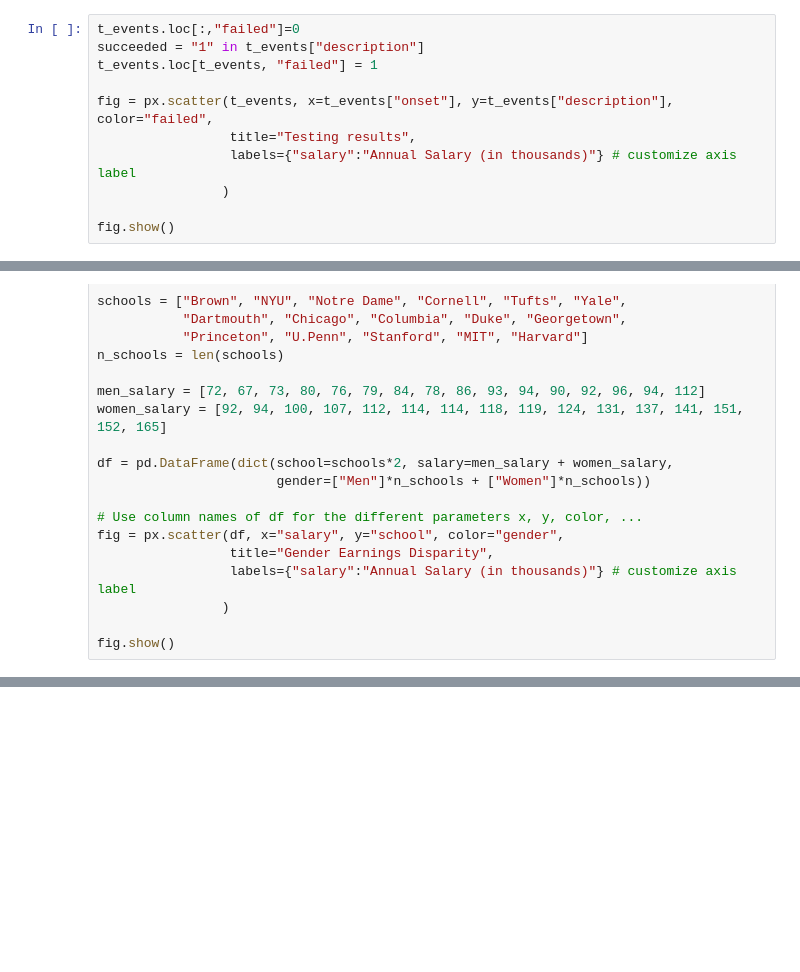
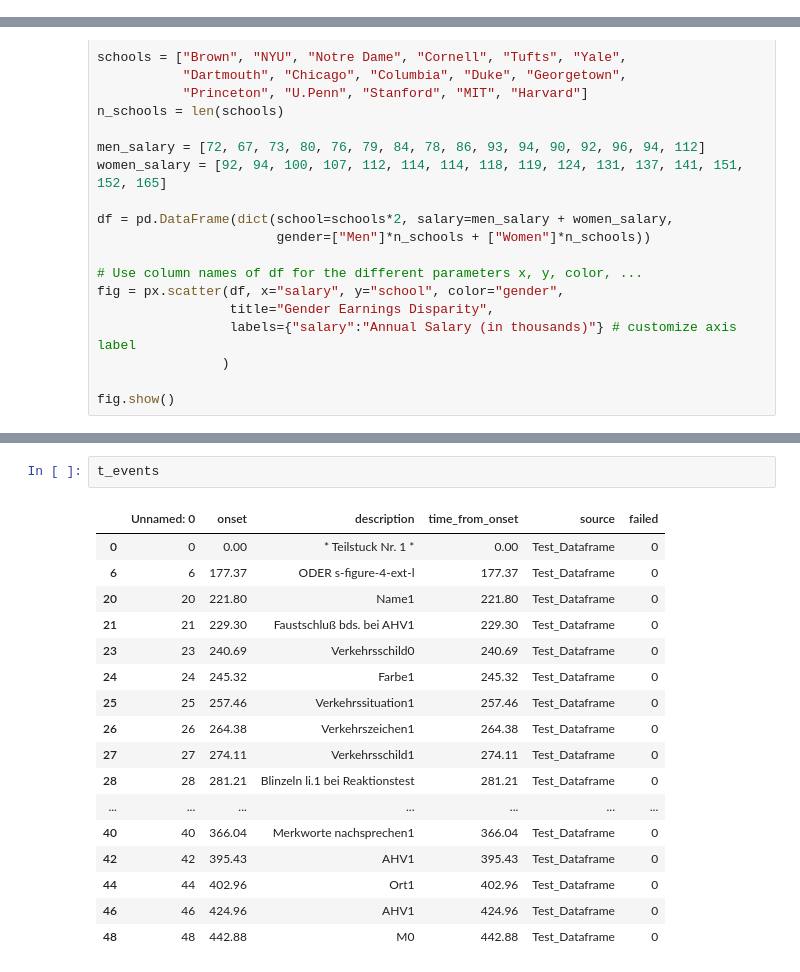
Before and after one commit to RuKrei/VEEG_Event_Processor, a Jupyter notebook: src/VEEG_drafts.ipynb, the cells around one changed output, grey strips where cells are left out. Cells and saved outputs as stored; diff of their text form; blank space fills up the shorter version.

```diff
--- a/src/VEEG_drafts.ipynb
+++ b/src/VEEG_drafts.ipynb
@@ -178,11 +204,0 @@ plot_interactive_eventcount(t_events, mode="Semiology", source= "asd")
-# %%
-t_events.loc[:,"failed"]=0
-succeeded = "1" in t_events["description"]
-t_events.loc[t_events, "failed"] = 1
-
-fig = px.scatter(t_events, x=t_events["onset"], y=t_events["description"], color="failed",
-                 title="Testing results",
-                 labels={"salary":"Annual Salary (in thousands)"} # customize axis label
-                )
-
-fig.show()
@@ -220,0 +290,20 @@ fig.show()
+# %%
+t_events
+# %% [output]
+|  | Unnamed: 0 | onset | description | time_from_onset | source | failed |
+| 0 | 0 | 0.00 | * Teilstuck Nr. 1 * | 0.00 | Test_Dataframe | 0 |
+| 6 | 6 | 177.37 | ODER s-figure-4-ext-l | 177.37 | Test_Dataframe | 0 |
+| 20 | 20 | 221.80 | Name1 | 221.80 | Test_Dataframe | 0 |
+| 21 | 21 | 229.30 | Faustschluß bds. bei AHV1 | 229.30 | Test_Dataframe | 0 |
+| 23 | 23 | 240.69 | Verkehrsschild0 | 240.69 | Test_Dataframe | 0 |
+| 24 | 24 | 245.32 | Farbe1 | 245.32 | Test_Dataframe | 0 |
+| 25 | 25 | 257.46 | Verkehrssituation1 | 257.46 | Test_Dataframe | 0 |
+| 26 | 26 | 264.38 | Verkehrszeichen1 | 264.38 | Test_Dataframe | 0 |
+| 27 | 27 | 274.11 | Verkehrsschild1 | 274.11 | Test_Dataframe | 0 |
+| 28 | 28 | 281.21 | Blinzeln li.1 bei Reaktionstest | 281.21 | Test_Dataframe | 0 |
+| ... | ... | ... | ... | ... | ... | ... |
+| 40 | 40 | 366.04 | Merkworte nachsprechen1 | 366.04 | Test_Dataframe | 0 |
+| 42 | 42 | 395.43 | AHV1 | 395.43 | Test_Dataframe | 0 |
+| 44 | 44 | 402.96 | Ort1 | 402.96 | Test_Dataframe | 0 |
+| 46 | 46 | 424.96 | AHV1 | 424.96 | Test_Dataframe | 0 |
+| 48 | 48 | 442.88 | M0 | 442.88 | Test_Dataframe | 0 |
```
Also changed, not shown: parts of 12 cells of this notebook, 3 other files.
